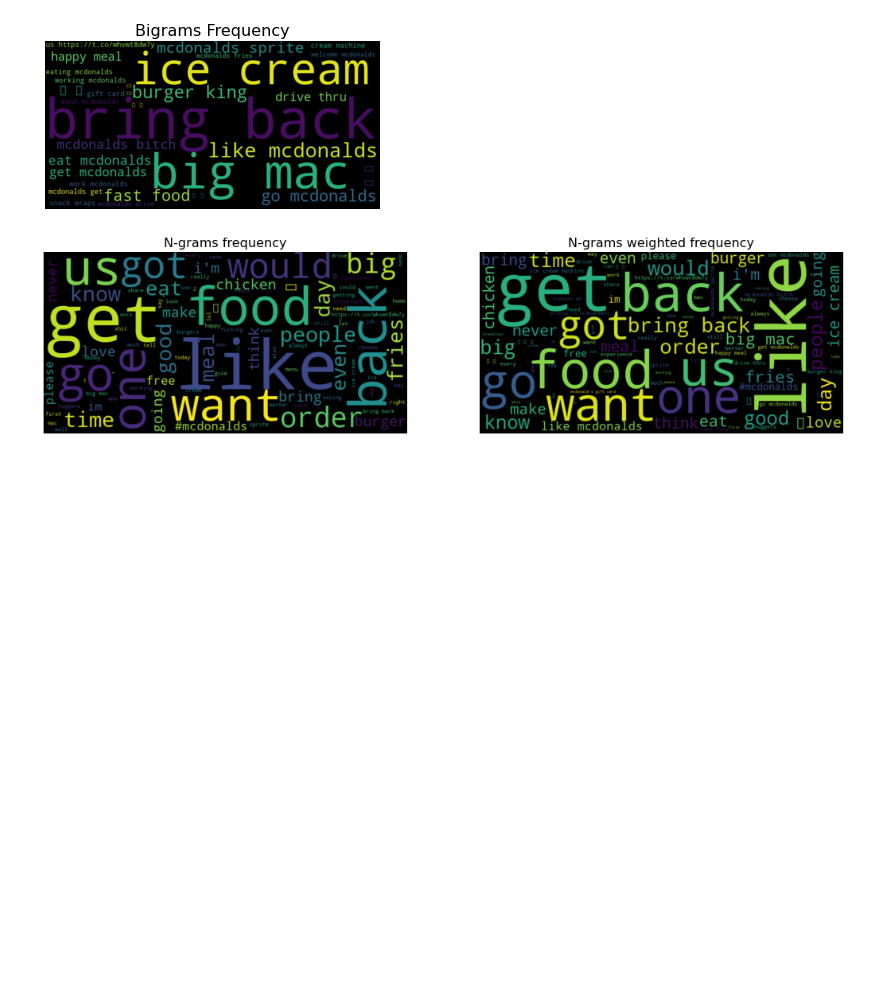
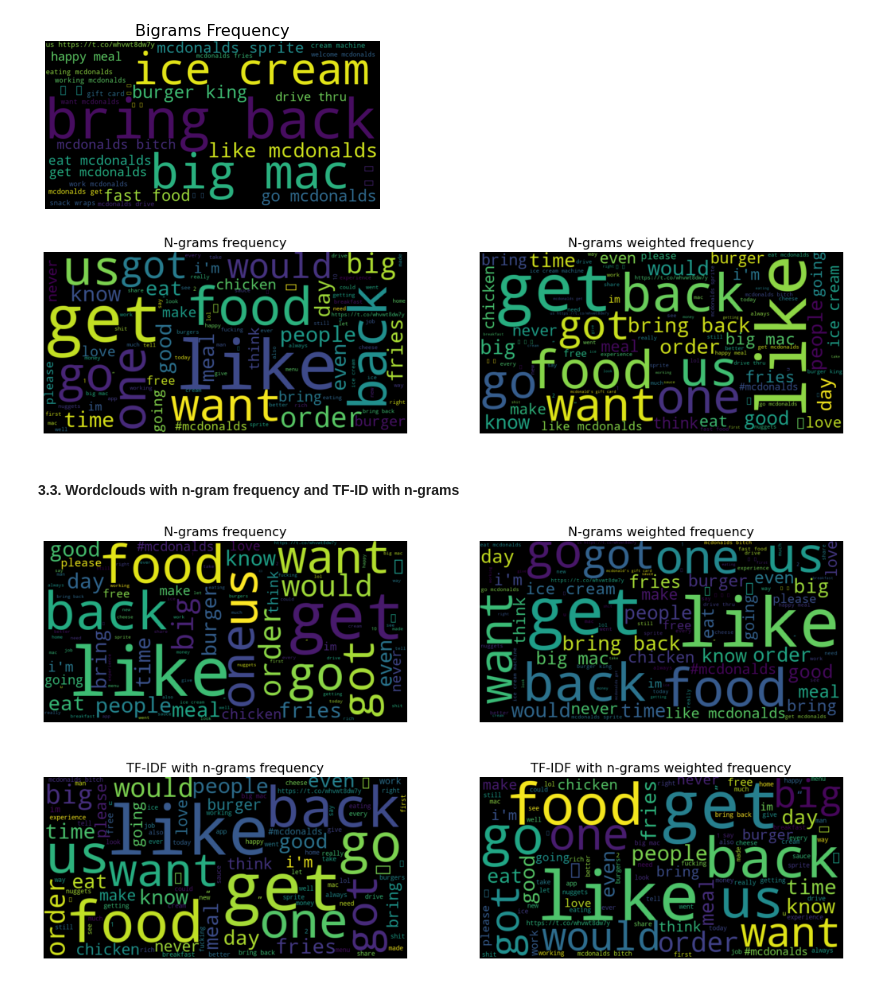
Before and after one commit to polltter/share, a Jupyter notebook: notebooks/kw_extraction.ipynb, the cells around one changed output. Saved outputs shown, nothing was run; the diff lists cells and outputs as text; code cells hidden in the pictures; blank space fills up the shorter version.

Commit message:
update keyword extraction - visualize n-gram frequency and TF-ID with n-grams in wordclouds: #13

```diff
--- a/notebooks/kw_extraction.ipynb
+++ b/notebooks/kw_extraction.ipynb
@@ -722,2 +722,20 @@ wordcloud(df_freq['weighted_freq'], title='N-grams weighted frequency', addition
 # %% [output]
 [figure]
+# %% [markdown]
+#### 3.3. Wordclouds with n-gram frequency and TF-ID with n-grams
+# %%
+plt.figure(figsize=(18,10))
+
+plt.subplot(2,2,1)
+wordcloud(df_freq['freq'], title='N-grams frequency', additional_stopwords=add_stop)
+
+plt.subplot(2,2,2)
+wordcloud(df_freq['weighted_freq'], title='N-grams weighted frequency', additional_stopwords=add_stop)
+
+plt.subplot(2,2,3)
+wordcloud(df_freq_ngrams.sort_values('freq', ascending=False)['tfidf'], title='TF-IDF with n-grams frequency', additional_stopwords=add_stop)
+
+plt.subplot(2,2,4)
+wordcloud(df_freq_ngrams['tfidf'], title='TF-IDF with n-grams weighted frequency', additional_stopwords=add_stop)
+# %% [output]
+[figure, added]
```
Also changed, not shown: parts of 1 cell of this notebook.
